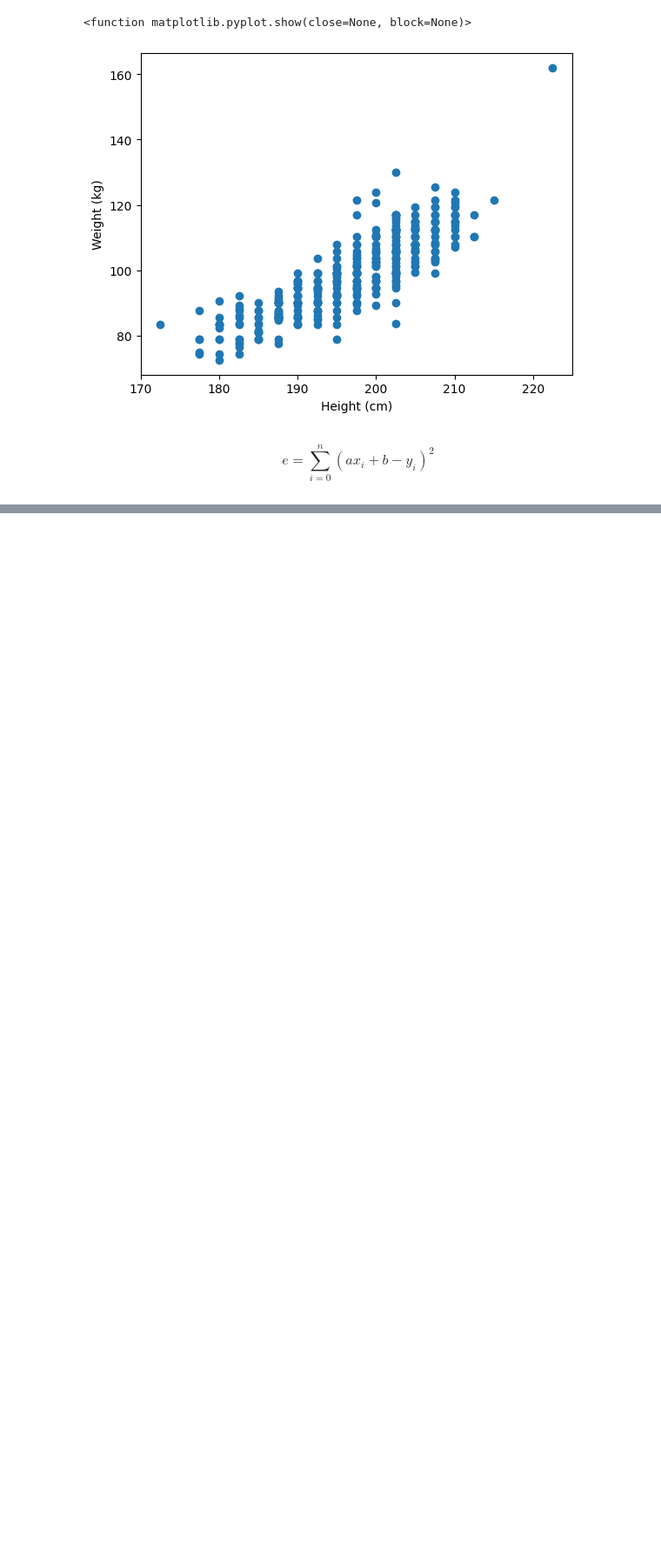
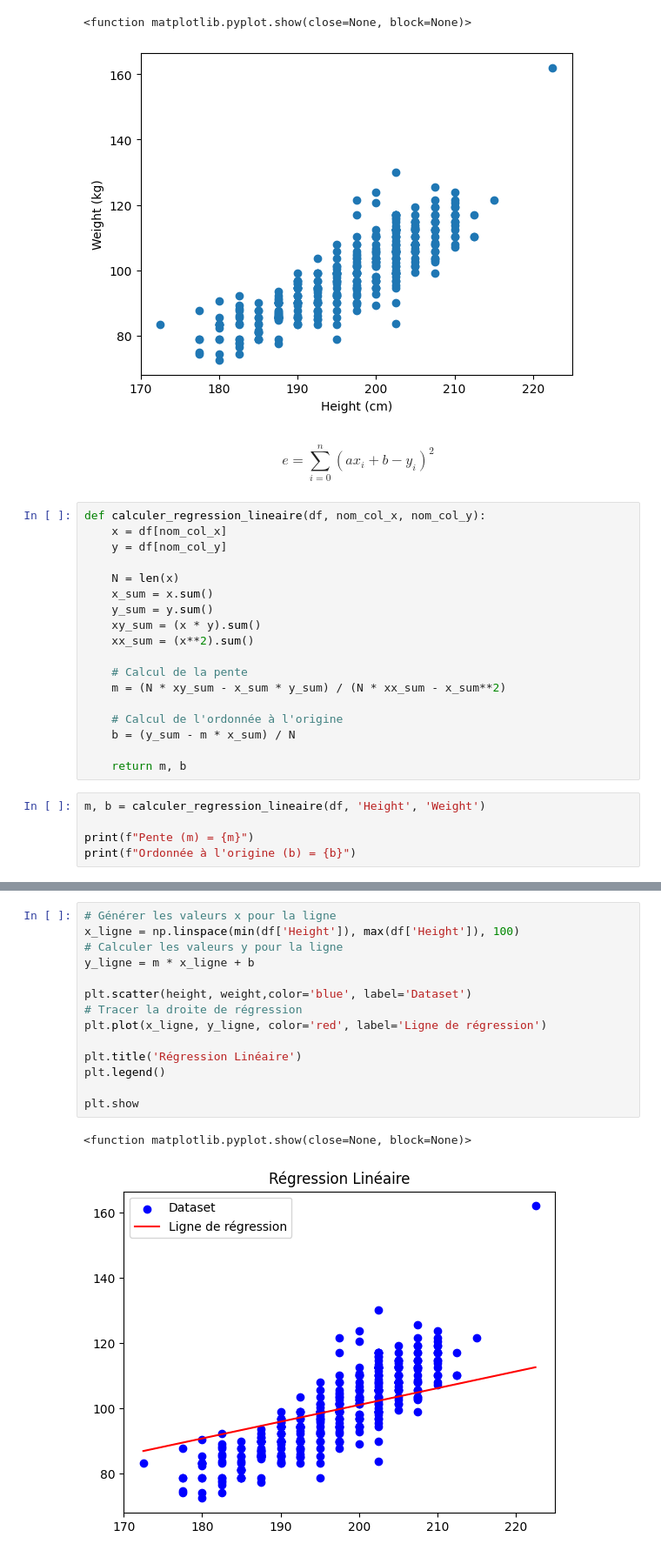
Before and after one commit to be-next/TP-IA, a Jupyter notebook: TP_IA_01.ipynb, the cells around one changed output, grey strips where cells are left out. Shown: that part at 87% size. Cells and saved outputs as stored; diff of their text form; blank space fills up the shorter version.

```diff
--- a/TP_IA_01.ipynb
+++ b/TP_IA_01.ipynb
@@ -29,3 +35,26 @@ plt.show
 e = \sum_{i=0}^{n}
 (ax_i + b - y_i)^2
 \end{equation}
+# %%
+def calculer_regression_lineaire(df, nom_col_x, nom_col_y):
+    x = df[nom_col_x]
+    y = df[nom_col_y]
+
+    N = len(x)
+    x_sum = x.sum()
+    y_sum = y.sum()
+    xy_sum = (x * y).sum()
+    xx_sum = (x**2).sum()
+
+    # Calcul de la pente
+    m = (N * xy_sum - x_sum * y_sum) / (N * xx_sum - x_sum**2)
+
+    # Calcul de l'ordonnée à l'origine
+    b = (y_sum - m * x_sum) / N
+
+    return m, b
+# %%
+m, b = calculer_regression_lineaire(df, 'Height', 'Weight')
+
+print(f"Pente (m) = {m}")
+print(f"Ordonnée à l'origine (b) = {b}")
@@ -31,0 +64,17 @@ e = \sum_{i=0}^{n}
+# %%
+# Générer les valeurs x pour la ligne
+x_ligne = np.linspace(min(df['Height']), max(df['Height']), 100)
+# Calculer les valeurs y pour la ligne
+y_ligne = m * x_ligne + b
+
+plt.scatter(height, weight,color='blue', label='Dataset')
+# Tracer la droite de régression
+plt.plot(x_ligne, y_ligne, color='red', label='Ligne de régression')
+
+plt.title('Régression Linéaire')
+plt.legend()
+
+plt.show
+# %% [output]
+<function matplotlib.pyplot.show(close=None, block=None)>
+[figure, added]
```
Also changed, not shown: parts of 2 cells of this notebook.
